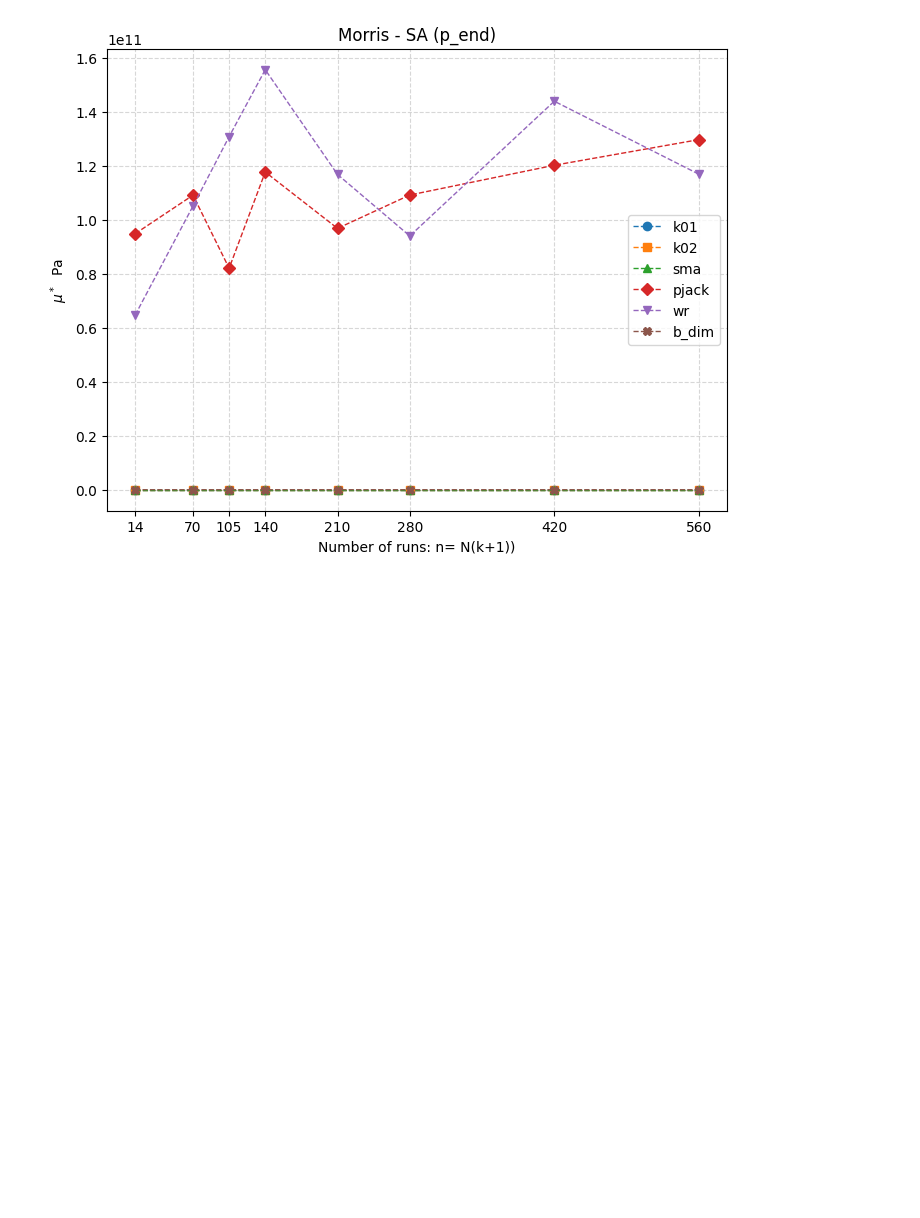
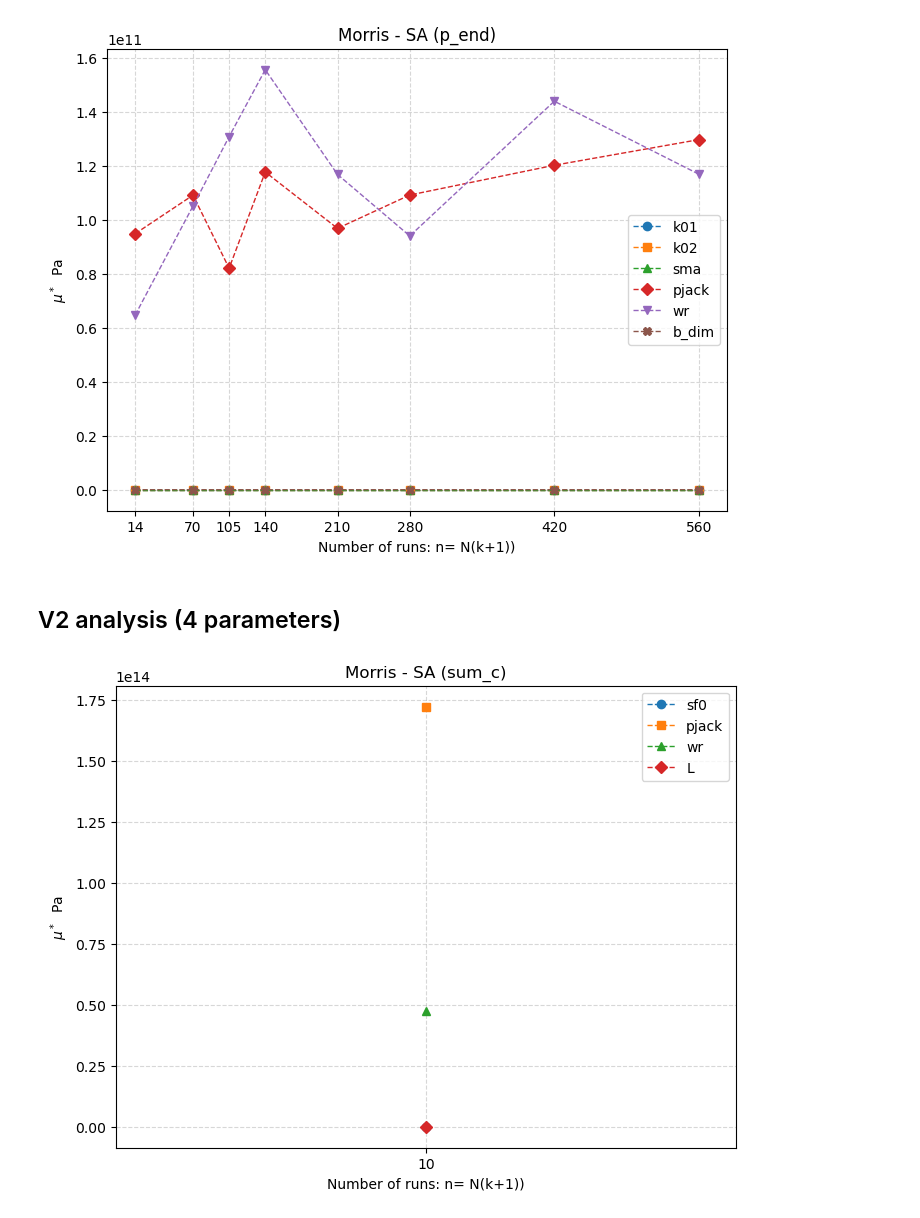
Before and after one commit to Leo-kp/Line_source_SA, a Jupyter notebook: Sensitivity_Analysis_postp.ipynb, the cells around one changed output. Cells and saved outputs as stored; diff of their text form; code cells hidden in the pictures; blank space fills up the shorter version.

Commit message:
continuing analysis

```diff
--- a/Sensivity_Analysis_postp.ipynb
+++ b/Sensitivity_Analysis_postp.ipynb
@@ -112,7 +112,7 @@ problem = {'num_vars': len(names),
 
 sbounds= scal_bounds(bounds)
 # %%
-version_list=('v1','v2','v3','v4','v5','v6','v7','v8')
+version_list=['v1','v2','v3','v4','v5','v6','v7','v8']
 results=[]
 n_r=[] #runs per N parameter
 for version in version_list:
@@ -166,3 +166,17 @@ namecomb2={'mu_star':1,
 fig
 # %% [output]
 [figure]
+# %% [markdown]
+## V2 analysis (4 parameters)
+# %%
+names=['sf0', 'pjack', 'wr', 'L']
+bounds=[[2.0926206997084548e-10,8.5e-4],
+                        [3.1e6,3.6e6],
+                        [0.2e6,0.5e6],
+                        [0.5,20]
+                        ]
+problem = {'num_vars': len(names),
+        'names': names,
+        'bounds': bounds}
+
+sbounds= scal_bounds(bounds)
@@ -168,0 +210,28 @@ fig
+# %%
+phase = 'sum_c'  #sum_c, peak,p_end (1,2,3)
+morrisp='mu_star' #mu_star, sigma, mu_star_conf,mu (1,2,3,_)
+N_list=n_r #[2,10,15,20,30,40,60,80]
+size=(8,6)
+grid=True
+
+fig=graph_morris_a(results_scaled,N_list, phase,morrisp,grid,size)
+# ax = fig.axes[0]
+# ax.set_yscale('log')
+
+namecomb1={'sum_c':1,
+           'peak':2,
+           'p_end':3,
+           }
+namecomb2={'mu_star':1,
+           'sigma':2,
+           'mu_star_conf':3}
+
+# fig.savefig(fname=cwd/"graphs"/f'Morris_SA_BH10_40_6_{namecomb1[phase]}s{namecomb2[morrisp]}.pdf',  #save to potential untracked folder
+#             format="pdf",
+#             bbox_inches='tight',
+#             pad_inches=0.05
+#             )
+
+fig
+# %% [output]
+[figure, added]
```
Also changed, not shown: parts of 1 cell of this notebook, 19 other files.
